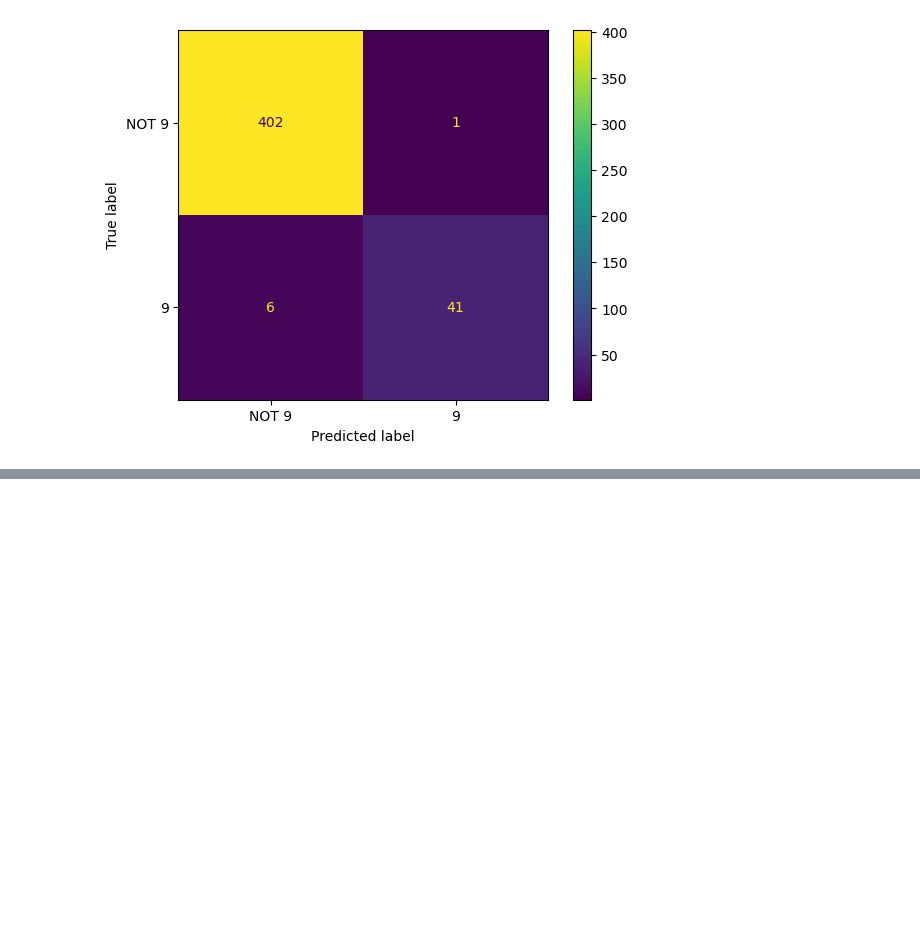
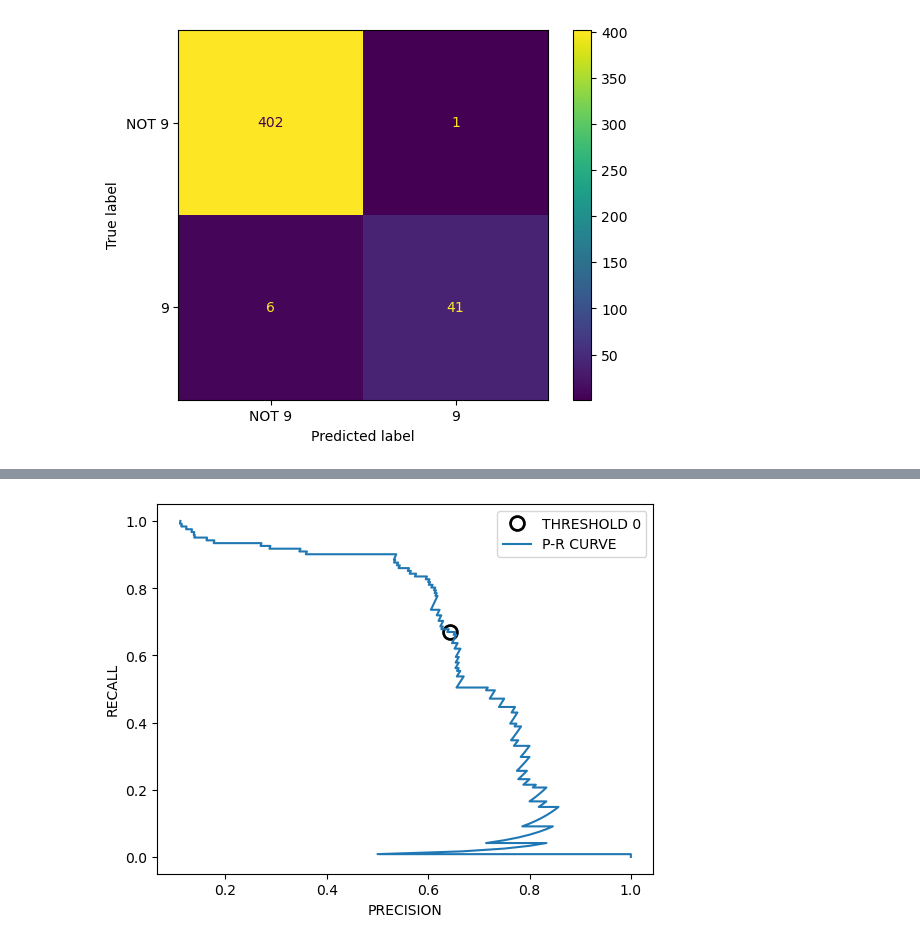
Before and after one commit to davidptuackr/ppb, a Jupyter notebook: 05_평가와_성능향상.ipynb, the cells around one changed output, grey strips where cells are left out. Drawn from its saved outputs; the diff is of its cells as text; code cells hidden in the pictures; blank space fills up the shorter version.

```diff
--- a/05_평가와_성능향상.ipynb
+++ b/05_평가와_성능향상.ipynb
@@ -557,0 +681,28 @@ ConfusionMatrixDisplay.from_estimator(logreg, X_test, y_test, display_labels=['N
+# %%
+"""
+    본 예시에선 테스트셋을 그대로 썼지만
+    실전에선 교차 검증 훈련셋을 사용해 훈련한 뒤 검증셋을 사용해 테스트 해야 한다
+"""
+
+X, y = make_blobs(n_samples=(4000, 500), cluster_std=[7.0, 2], random_state=22)
+
+X_train, X_test, y_train, y_test = train_test_split(X, y, random_state=0)
+
+svc = SVC(gamma=0.05).fit(X_train, y_train)
+
+precision, recall, thresholds = precision_recall_curve(
+    y_test, svc.decision_function(X_test)
+)
+
+""" 임계값 표시: 정확히 0이 아닐 수 있으므로 다음과 같이 산출 """
+close_zero = np.argmin(np.abs(thresholds))
+plt.plot(precision[close_zero], recall[close_zero], 'o', markersize=10, label='THRESHOLD 0', fillstyle='none', c='k', mew=2)
+
+plt.plot(precision, recall, label='P-R CURVE')
+plt.xlabel('PRECISION')
+plt.ylabel('RECALL')
+plt.legend()
+
+plt.show()
+# %% [output]
+[figure, added]
```
Also changed, not shown: parts of 22 cells of this notebook.
